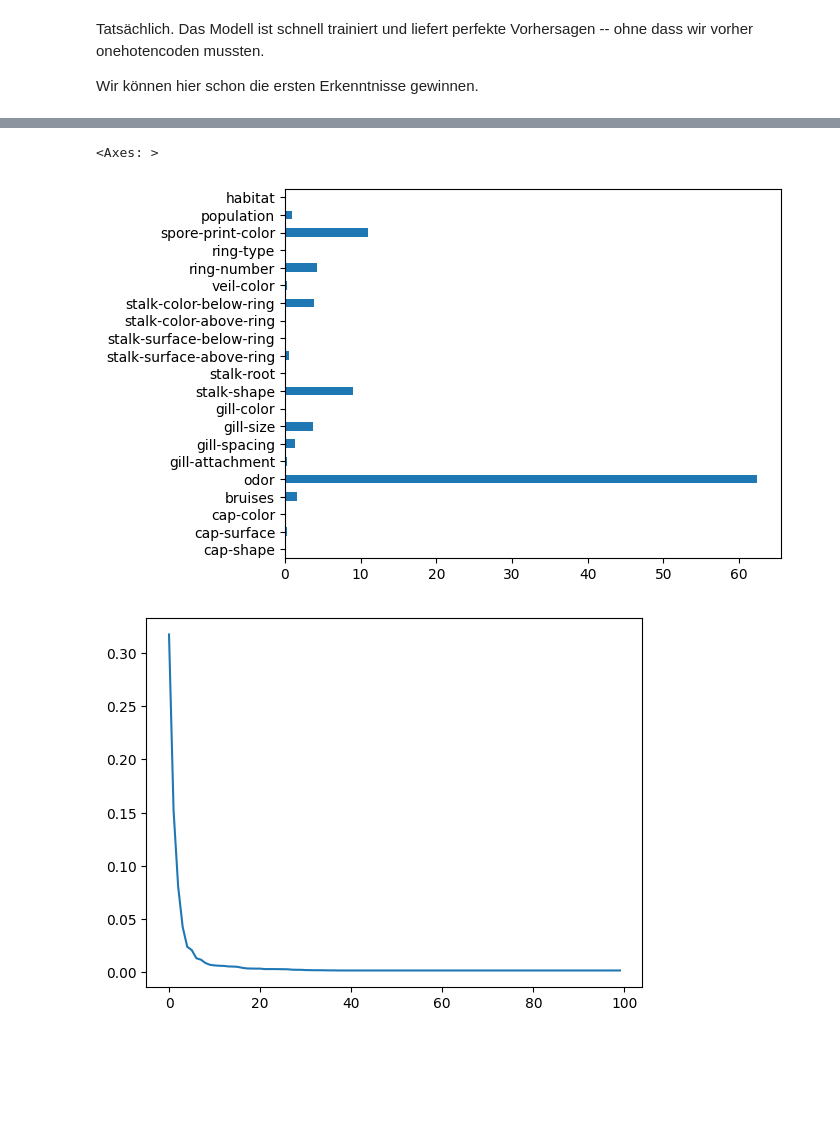
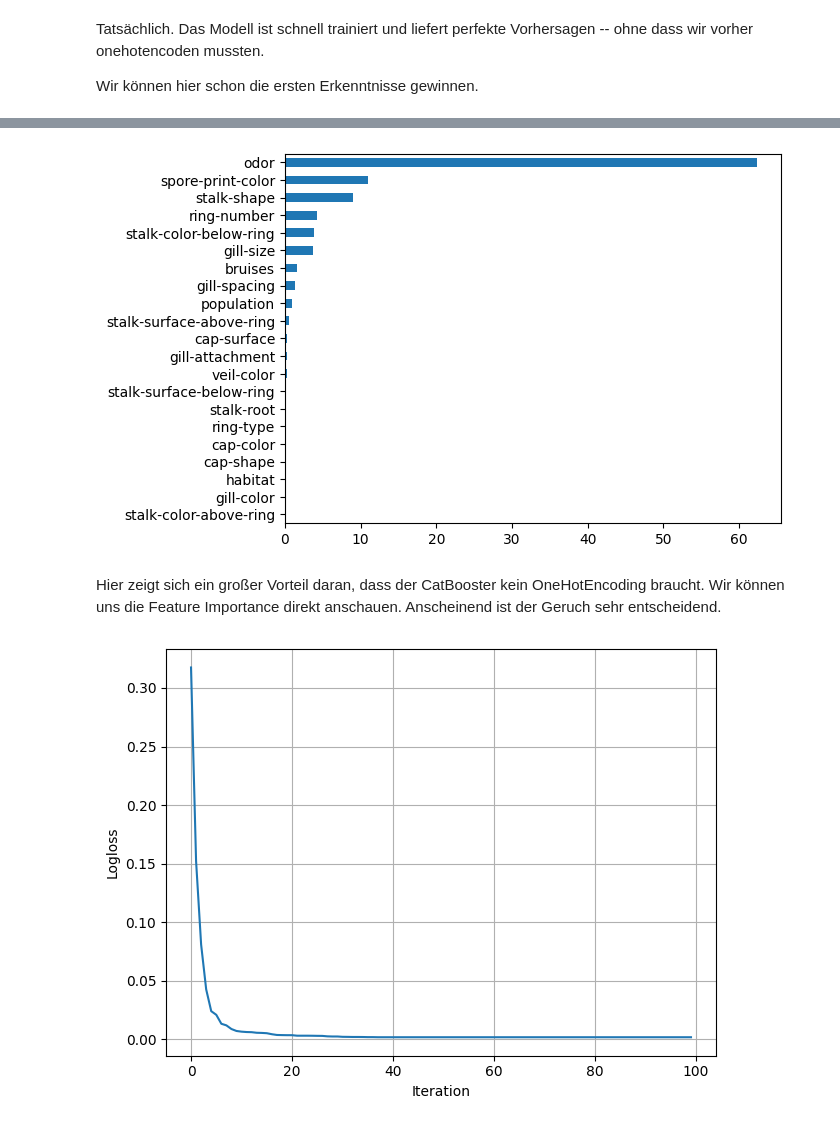
Before and after one commit to mmlau/Can-I-eat-it, a Jupyter notebook: notebooks/2_model_selection.ipynb, the cells around one changed output, grey strips where cells are left out. Cells and saved outputs as stored; diff of their text form; code cells hidden in the pictures; blank space fills up the shorter version.

```diff
--- a/notebooks/2_model_selection.ipynb
+++ b/notebooks/2_model_selection.ipynb
@@ -325,15 +329,22 @@ plt.show()
 # %%
 # Look at the feature importance
-feat_imp = pd.Series(model.feature_importances_, index=features_train.columns)
-feat_imp.plot(kind='barh')
+feat_imp = pd.Series(model.feature_importances_,
+                     index=features_train.columns)
+feat_imp.sort_values().plot(kind='barh');
 # %% [output]
-<Axes: >
-[figure, old version]
+[figure, new version]
+# %% [markdown]
+Hier zeigt sich ein großer Vorteil daran, dass der CatBooster kein OneHotEncoding braucht. Wir können uns die Feature Importance direkt anschauen.
+Anscheinend ist der Geruch sehr entscheidend.
 # %%
-# TODO: Achsenbeschriftung etc
+# Plot the loss function
 logloss = model.get_evals_result()['learn']['Logloss']
 plt.plot(range(100), logloss)
+plt.xlabel('Iteration')
+plt.ylabel('Logloss')
+plt.grid()
+plt.tight_layout()
 plt.show()
 # %% [output]
-[figure, old version]
+[figure, new version]
 # %% [markdown]
```
Also changed, not shown: parts of 3 cells of this notebook.
